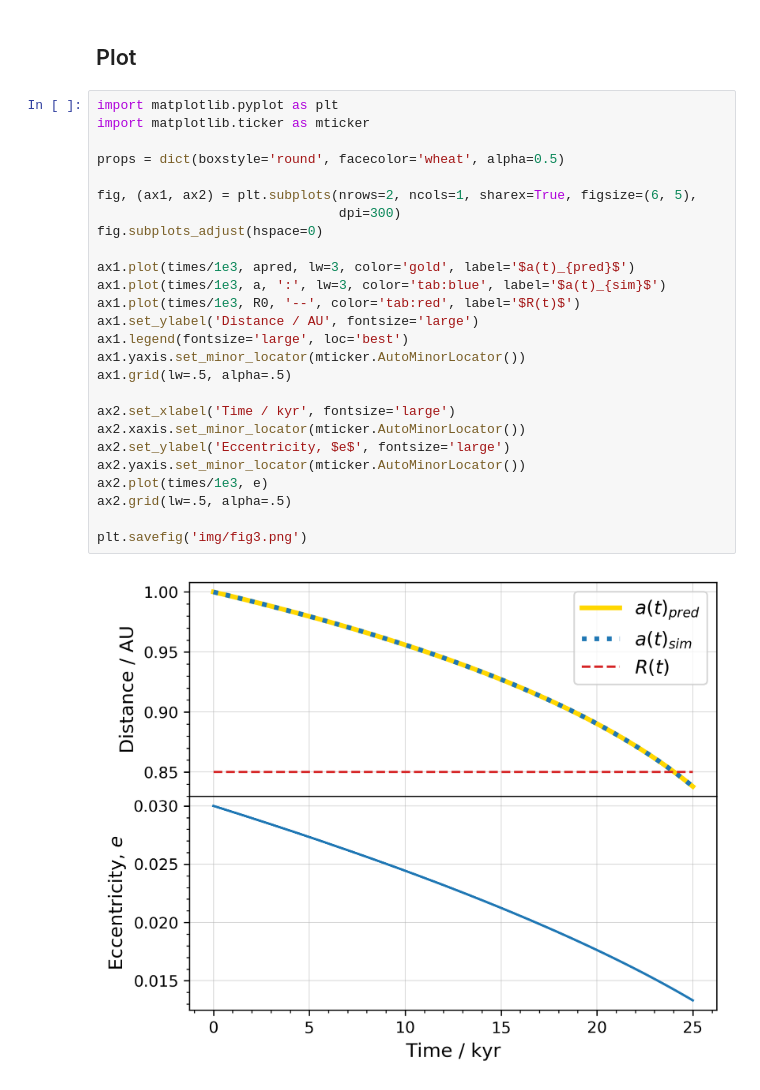
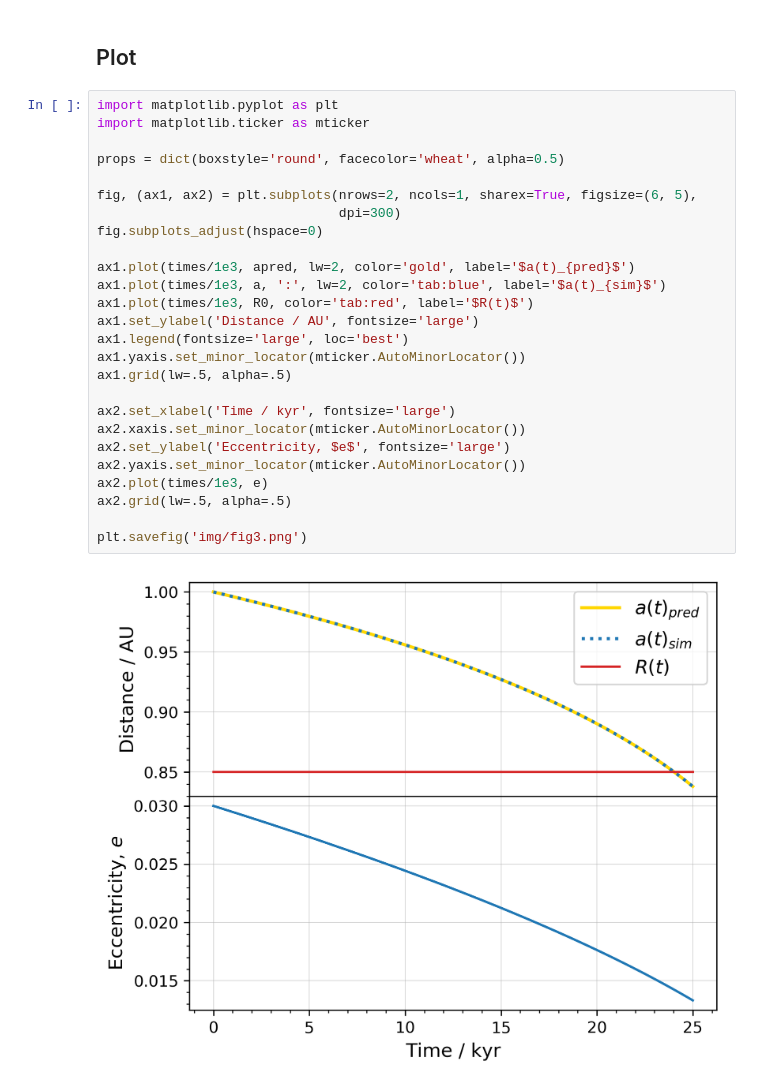
Before and after one commit to sabaronett/REBOUNDxPaper, a Jupyter notebook: fig3.ipynb, the cells around one changed output. Cells and saved outputs as stored; diff of their text form.

```diff
--- a/fig3.ipynb
+++ b/fig3.ipynb
@@ -74,28 +74,28 @@ Wall time: 10.7 s
 # %%
 import matplotlib.pyplot as plt
 import matplotlib.ticker as mticker
 
 props = dict(boxstyle='round', facecolor='wheat', alpha=0.5)
 
 fig, (ax1, ax2) = plt.subplots(nrows=2, ncols=1, sharex=True, figsize=(6, 5),
                                dpi=300)
 fig.subplots_adjust(hspace=0)
 
-ax1.plot(times/1e3, apred, lw=3, color='gold', label='$a(t)_{pred}$')
-ax1.plot(times/1e3, a, ':', lw=3, color='tab:blue', label='$a(t)_{sim}$')
-ax1.plot(times/1e3, R0, '--', color='tab:red', label='$R(t)$')
+ax1.plot(times/1e3, apred, lw=2, color='gold', label='$a(t)_{pred}$')
+ax1.plot(times/1e3, a, ':', lw=2, color='tab:blue', label='$a(t)_{sim}$')
+ax1.plot(times/1e3, R0, color='tab:red', label='$R(t)$')
 ax1.set_ylabel('Distance / AU', fontsize='large')
 ax1.legend(fontsize='large', loc='best')
 ax1.yaxis.set_minor_locator(mticker.AutoMinorLocator())
 ax1.grid(lw=.5, alpha=.5)
 
 ax2.set_xlabel('Time / kyr', fontsize='large')
 ax2.xaxis.set_minor_locator(mticker.AutoMinorLocator())
 ax2.set_ylabel('Eccentricity, $e$', fontsize='large')
 ax2.yaxis.set_minor_locator(mticker.AutoMinorLocator())
 ax2.plot(times/1e3, e)
 ax2.grid(lw=.5, alpha=.5)
 
 plt.savefig('img/fig3.png')
 # %% [output]
-[figure, old version]
+[figure, new version]
```
Also changed, not shown: parts of 2 cells of this notebook, 5 other files.
